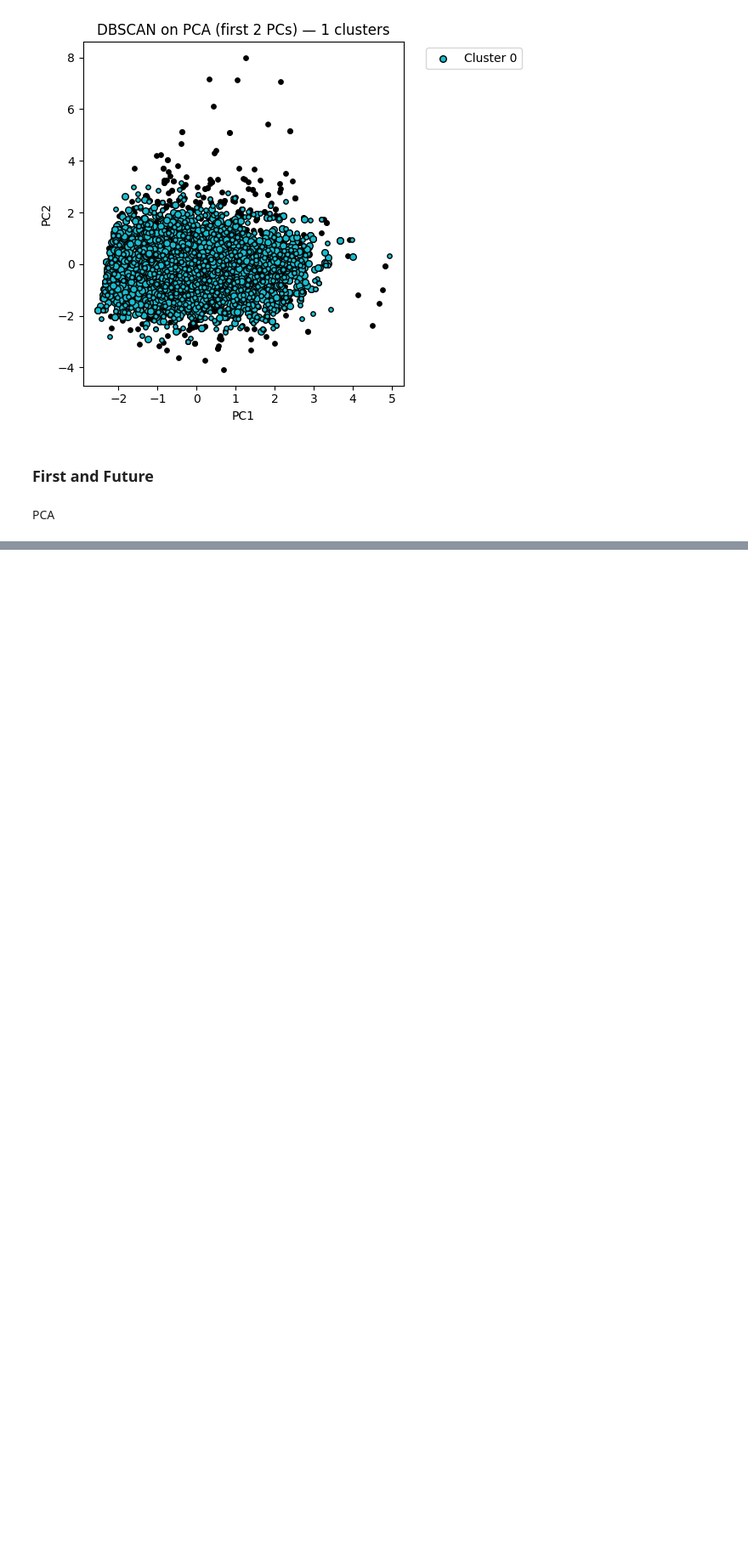
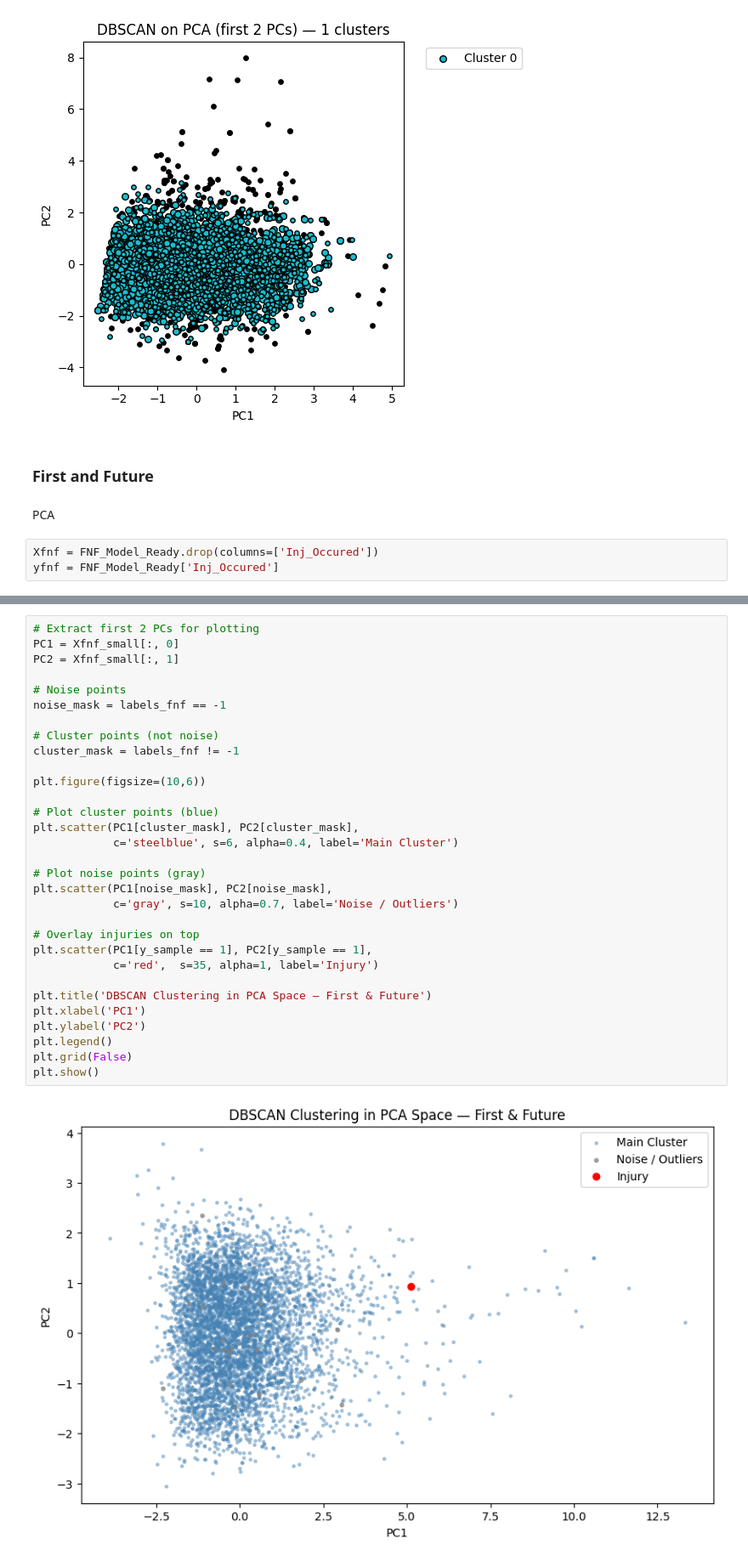
Before and after one commit to LeeMcFarling/AFL_Project_backup, a Jupyter notebook: Modeling/Weekly Assignments/Week_11.ipynb, the cells around one changed output, grey strips where cells are left out. Shown at 85% size. Drawn from its saved outputs; the diff is of its cells as text; blank space fills up the shorter version.

```diff
--- a/Modeling/Weekly Assignments/Week_11.ipynb
+++ b/Modeling/Weekly Assignments/Week_11.ipynb
@@ -192,3 +187,6 @@ Estimated number of clusters: 1
 ### **First and Future**
 # %% [markdown]
 PCA
+# %%
+Xfnf = FNF_Model_Ready.drop(columns=['Inj_Occured'])
+yfnf = FNF_Model_Ready['Inj_Occured']
@@ -194,0 +310,33 @@ PCA
+# %%
+# Extract first 2 PCs for plotting
+PC1 = Xfnf_small[:, 0]
+PC2 = Xfnf_small[:, 1]
+
+# Noise points
+noise_mask = labels_fnf == -1
+
+# Cluster points (not noise)
+cluster_mask = labels_fnf != -1
+
+plt.figure(figsize=(10,6))
+
+# Plot cluster points (blue)
+plt.scatter(PC1[cluster_mask], PC2[cluster_mask],
+            c='steelblue', s=6, alpha=0.4, label='Main Cluster')
+
+# Plot noise points (gray)
+plt.scatter(PC1[noise_mask], PC2[noise_mask],
+            c='gray', s=10, alpha=0.7, label='Noise / Outliers')
+
+# Overlay injuries on top
+plt.scatter(PC1[y_sample == 1], PC2[y_sample == 1],
+            c='red',  s=35, alpha=1, label='Injury')
+
+plt.title('DBSCAN Clustering in PCA Space — First & Future')
+plt.xlabel('PC1')
+plt.ylabel('PC2')
+plt.legend()
+plt.grid(False)
+plt.show()
+# %% [output]
+[figure, added]
```
Also changed, not shown: parts of 27 cells of this notebook, 3 other files.
